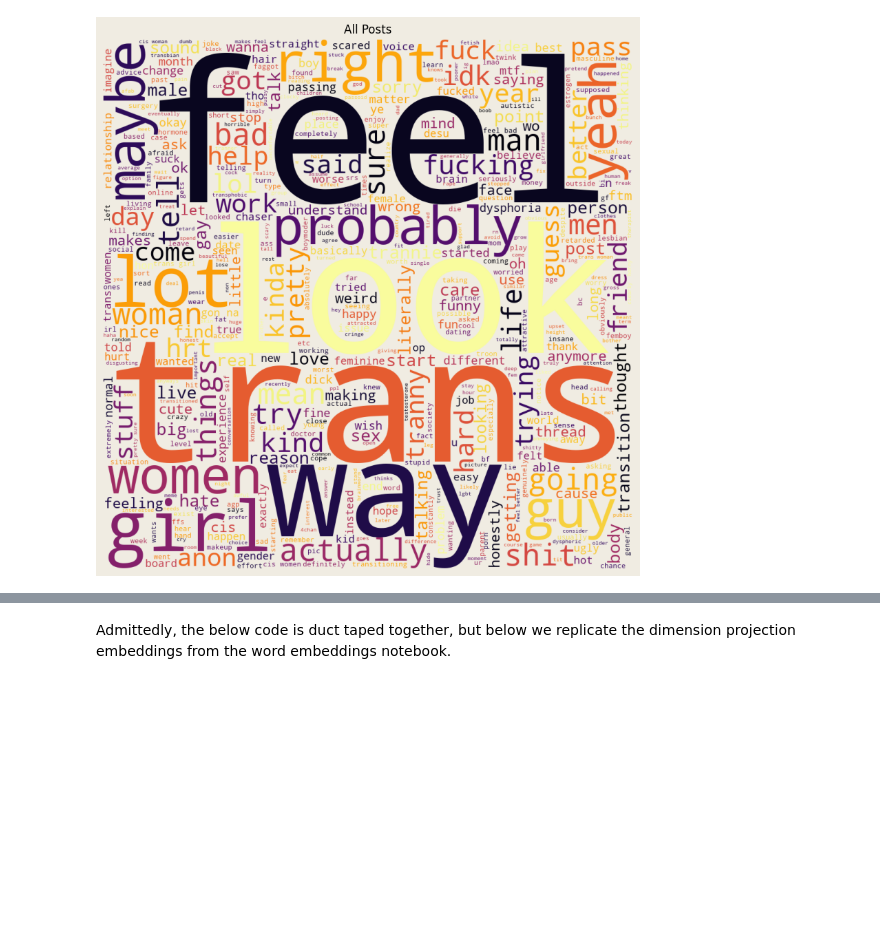
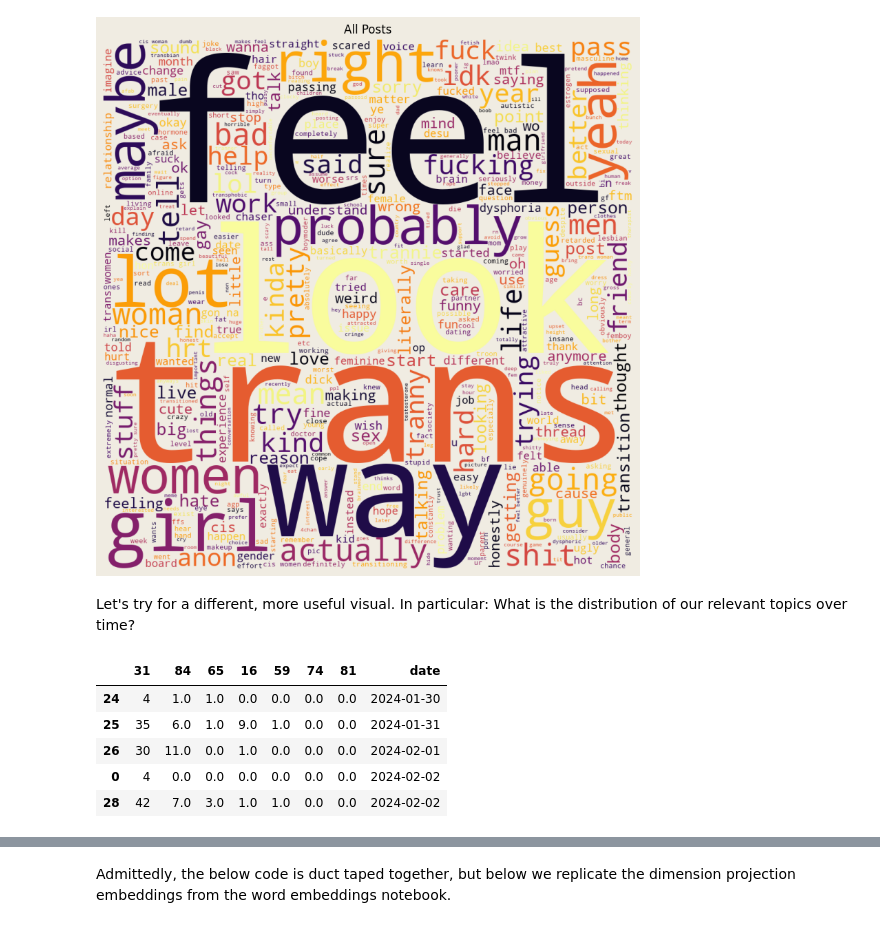
Before and after one commit to bucketteOfIvy/4chan-cca, a Jupyter notebook: code/TopicAnalysis.ipynb, the cells around one changed output, grey strips where cells are left out. Cells and saved outputs as stored; diff of their text form; code cells hidden in the pictures; blank space fills up the shorter version.

Commit message:
updated annotated code, readme, pushed data

```diff
--- a/code/TopicAnalysis.ipynb
+++ b/code/TopicAnalysis.ipynb
@@ -623,3 +675,49 @@ ax.axis('off')
 # %% [output]
 (-0.5, 999.5, 999.5, -0.5)
 [figure]
+# %% [markdown]
+Let's try for a different, more useful visual. In particular: What is the distribution of our relevant topics over time?
+# %%
+concrete_traces_topics = [16, 81, 65, 74, 59, 84, 31]
+
+corpus_rel = corpus_topics.copy()[corpus_topics['Topic1'].isin(concrete_traces_topics) | corpus_topics['Topic2'].isin(concrete_traces_topics) | corpus_topics['Topic3'].isin(concrete_traces_topics)]
+
+# We need three value count dicts. Yipee!
+t1c = corpus_rel.groupby('date').value_counts(['Topic1']).reset_index().rename({'Topic1':'Topic'}, axis=1)
+t2c = corpus_rel.groupby('date').value_counts(['Topic2']).reset_index().rename({'Topic2':'Topic'}, axis=1)
+t3c = corpus_rel.groupby('date').value_counts(['Topic3']).reset_index().rename({'Topic3':'Topic'}, axis=1)
+
+date_to_cnts = {}
+
+for t in [t1c, t2c,  t3c]:
+    for ind, row in t.iterrows():
+        date, topic, c = row['date'], row['Topic'], row['count']
+
+        # redundancy!
+        if topic not in concrete_traces_topics:
+            continue
+
+        # If we've seen this date before, go to it's associated dictionary
+        # and update its topic count.
+        if date in date_to_cnts.keys():
+            date_to_cnts[date][topic] = date_to_cnts[date].get(topic, 0) + c
+            continue
+
+        date_to_cnts[date] = {topic:c}
+
+all_counts_by_day = pd.DataFrame.from_dict(date_to_cnts, orient='index').fillna(0)
+
+# Clean our date
+all_counts_by_day = all_counts_by_day.reset_index()
+all_counts_by_day['date'] = all_counts_by_day['index'].apply(HelperChan.standardize_date)
+all_counts_by_day.drop('index', axis=1, inplace=True)
+
+all_counts_by_day = all_counts_by_day.sort_values('date')
+all_counts_by_day.head()
+# %% [output]
+|  | 31 | 84 | 65 | 16 | 59 | 74 | 81 | date |
+| 24 | 4 | 1.0 | 1.0 | 0.0 | 0.0 | 0.0 | 0.0 | 2024-01-30 |
+| 25 | 35 | 6.0 | 1.0 | 9.0 | 1.0 | 0.0 | 0.0 | 2024-01-31 |
+| 26 | 30 | 11.0 | 0.0 | 1.0 | 0.0 | 0.0 | 0.0 | 2024-02-01 |
+| 0 | 4 | 0.0 | 0.0 | 0.0 | 0.0 | 0.0 | 0.0 | 2024-02-02 |
+| 28 | 42 | 7.0 | 3.0 | 1.0 | 1.0 | 0.0 | 0.0 | 2024-02-02 |
```
Also changed, not shown: parts of 11 cells of this notebook, 14 other files.
